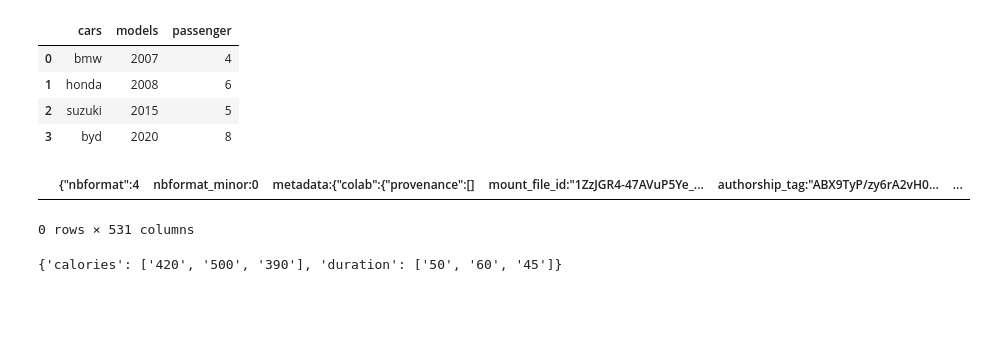
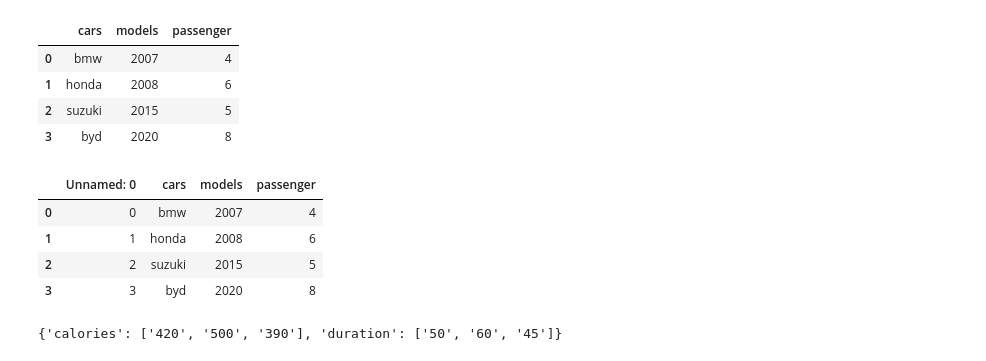
Before and after one commit to DipeshPun/ML, a Jupyter notebook: Dataclean.ipynb, the cells around one changed output. Drawn from its saved outputs; the diff is of its cells as text; code cells hidden in the pictures; blank space fills up the shorter version.

```diff
--- a/Dataclean.ipynb
+++ b/Dataclean.ipynb
@@ -42,9 +42,12 @@ df.to_csv("/content/drive/MyDrive/Colab Notebooks/Panda.ipynb")
 # %%
-df=pd.read_csv("/content/drive/MyDrive/Colab Notebooks/Panda.ipynb")
+df=pd.read_csv("Panda.ipynb")
 df
 # %% [output]
-|  | {"nbformat":4 | nbformat_minor:0 | metadata:{"colab":{"provenance":[] | mount_file_id:"1ZzJGR4-47AVuP5Ye_... | authorship_tag:"ABX9TyP/zy6rA2vH0... | ... |
+|  | Unnamed: 0 | cars | models | passenger |
+| 0 | 0 | bmw | 2007 | 4 |
+| 1 | 1 | honda | 2008 | 6 |
+| 2 | 2 | suzuki | 2015 | 5 |
+| 3 | 3 | byd | 2020 | 8 |
-0 rows × 531 columns
 # %%
 #Create a datafreame with two features calories and duration.
 import pandas as pd
```
Also changed, not shown: parts of 10 cells of this notebook, 32 other files.
